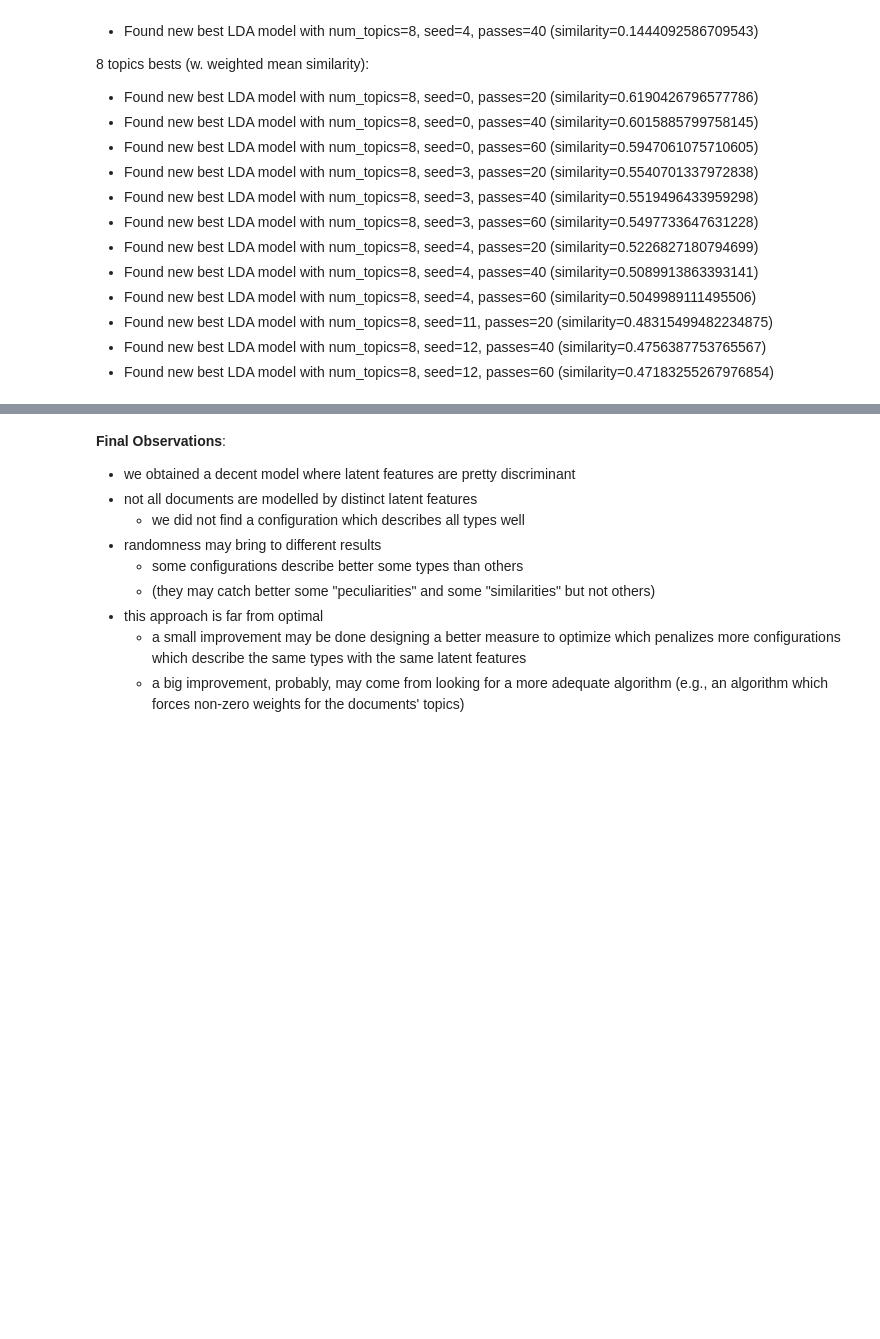
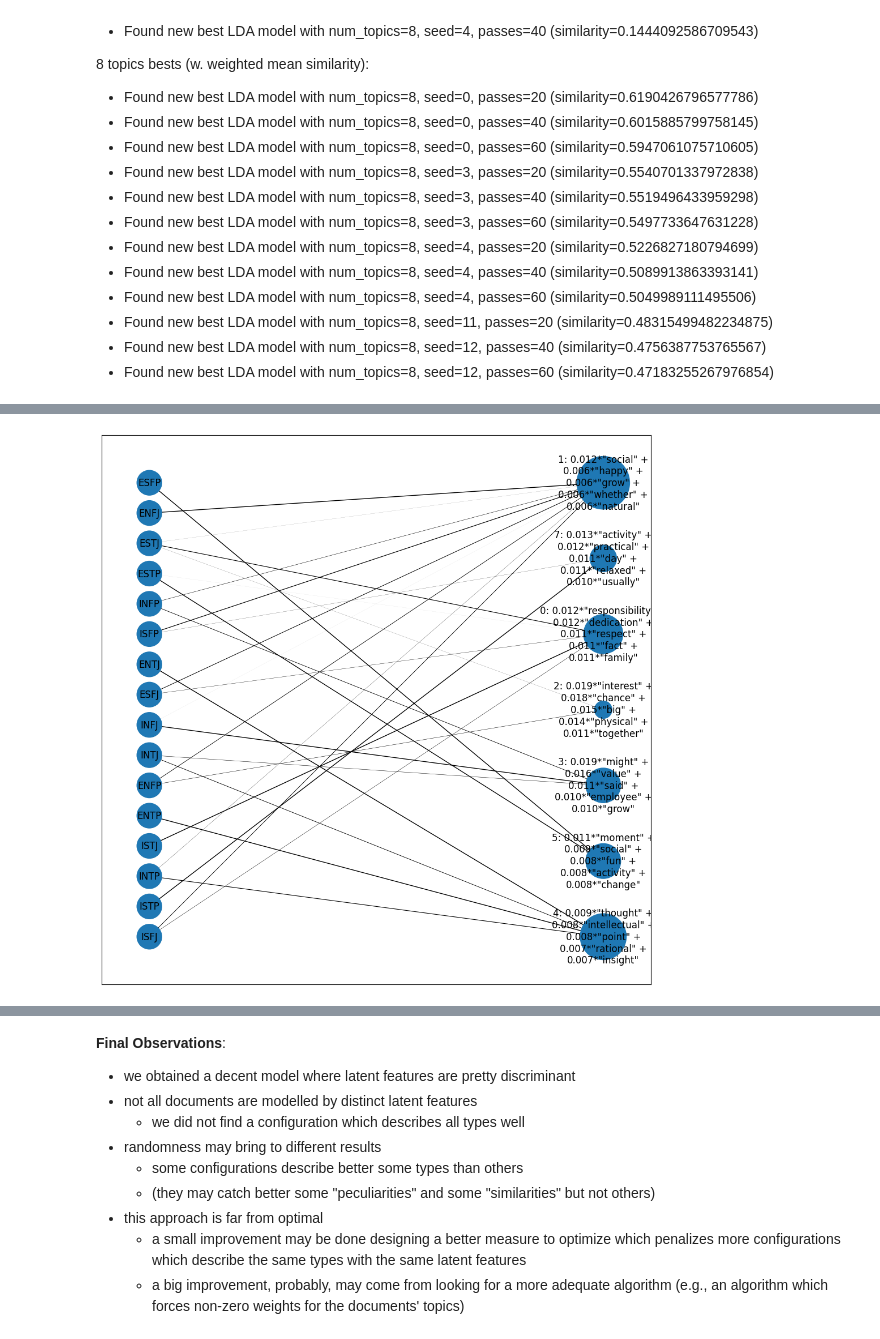
Before and after one commit to emanuelena49/MBTI-NLP, a Jupyter notebook: mbti_types.ipynb, the cells around one changed output, grey strips where cells are left out. Saved outputs shown, nothing was run; the diff lists cells and outputs as text; code cells hidden in the pictures; blank space fills up the shorter version.

Commit message:
feat: plot topics as graph

```diff
--- a/mbti_types.ipynb
+++ b/mbti_types.ipynb
@@ -1825,0 +1827,56 @@ ESFP:  [(5, 0.9986425)]
+# %%
+# visualize the topic modelling results
+# as a graph
+G = nx.Graph()
+
+# nodes are types and topics
+# (words are added as topics labels)
+G.add_nodes_from(types.index)
+
+# connect topics to types
+G_topics_labels = set()
+for type,c in lda_corpus_filtered_2.items():
+    for topic,p in best_lda[c]:
+        topic_label = best_lda.print_topic(
+            topic, topn=5).replace('+ ','+\n')
+        topic_label = f"{topic}: {topic_label}"
+        G.add_edge(topic_label, type, weight=p)
+        G_topics_labels.add(topic_label)
+
+# plot the graph
+plt.figure(figsize=(10, 10))
+
+# make the graph layout bipartite
+pos=nx.bipartite_layout(G, types.index)
+
+# # map topics labels to colors
+# cmap = plt.get_cmap('twilight')
+# colors_vec = cmap(np.linspace(0, 1, len(G_topics_labels)))
+# topic_colors = pd.Series({ node: colors_vec[i] for i, node in enumerate(G_topics_labels) })
+
+# # map types to their weighted average topic color
+# types_colors = pd.Series({
+#     type: np.average([topic_colors[n] for n in G.neighbors(type)])
+#     for type in types.index })
+# colors = [c for c in types_colors.values] + [c for c in topic_colors.values]
+
+
+# plot nodes
+nx.draw_networkx_nodes(
+    G, pos,
+    node_shape='o',
+    # node size proportional to weighted degree
+    node_size=[w*1000 for n,w in nx.degree(G, weight='weight')],
+    # node_color=colors,
+    )
+
+# edges
+nx.draw_networkx_edges(G, pos, width=[w for (*edge, w) in G.edges.data('weight')])
+
+# plot labels
+nx.draw_networkx_labels(G, pos,)
+
+
+plt.tight_layout()
+# %% [output]
+[figure, added]
```
Also changed, not shown: parts of 7 cells of this notebook, 2 other files.
